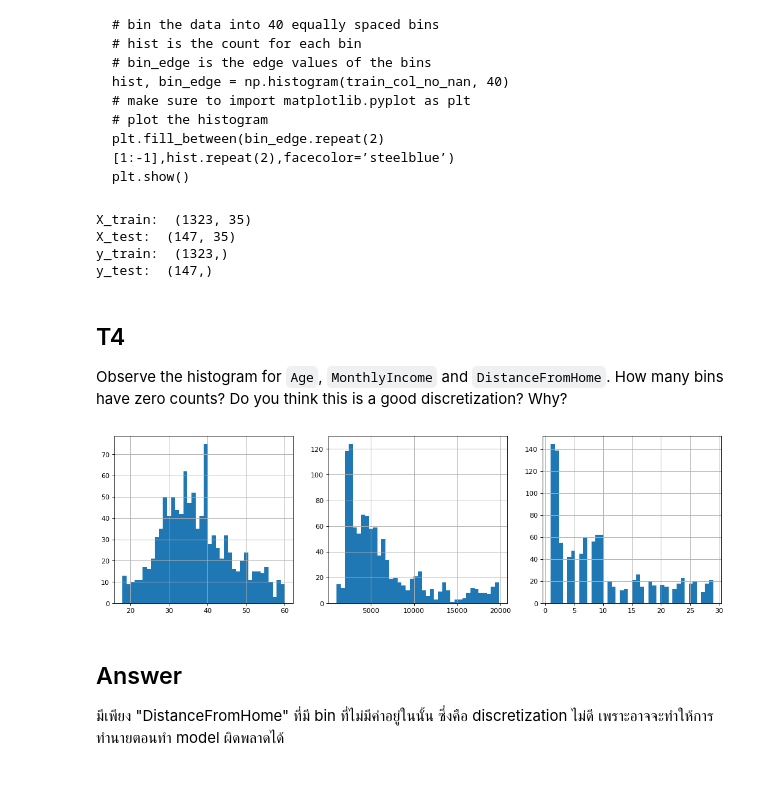
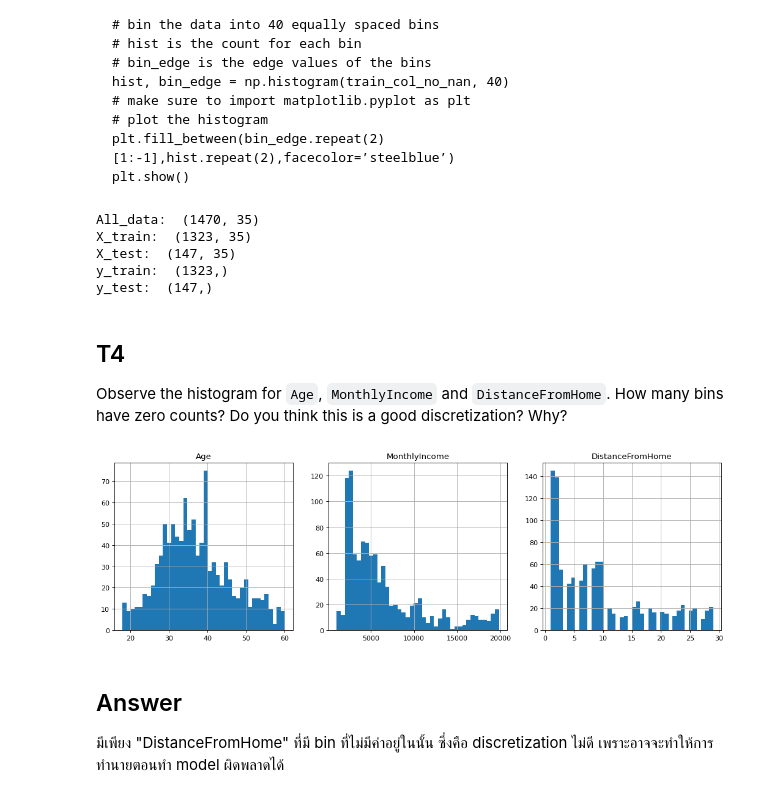
Before and after one commit to saenyakorn/2110573-PATT-RECOG, a Jupyter notebook: HW/HW02/HW02_Saenyakorn_Siangsanoh.ipynb, the cells around one changed output. Drawn from its saved outputs; the diff is of its cells as text; code cells hidden in the pictures.

```diff
--- a/HW/HW02/HW02_Saenyakorn_Siangsanoh.ipynb
+++ b/HW/HW02/HW02_Saenyakorn_Siangsanoh.ipynb
@@ -225,19 +270,19 @@ all_data = pd.read_csv(data_url)
 # Convert to codes
 all_data.loc[all_data["Attrition"] == "Yes", "Attrition"] = 1.0
 all_data.loc[all_data["Attrition"] == "No", "Attrition"] = 0.0
-for col in ["Education", "EnvironmentSatisfaction", "JobInvolvement", "JobSatisfaction", "PerformanceRating", "RelationshipSatisfaction", "WorkLifeBalance"]:
-  all_data[col] = pd.Categorical(all_data[col]).codes
 # %%
 # Drop unnecessary columns
 all_data = all_data.drop(columns = ["EmployeeNumber"])
 # %%
 # Separate data into training and testing
 X_train, X_test, y_train, y_test = train_test_split(all_data, all_data["Attrition"], test_size=0.1, random_state=42, stratify=all_data["Attrition"])
+print("All_data: ", all_data.shape)
 print("X_train: ", X_train.shape)
 print("X_test: ", X_test.shape)
 print("y_train: ", y_train.shape)
 print("y_test: ", y_test.shape)
 # %% [output]
+All_data:  (1470, 35)
 X_train:  (1323, 35)
 X_test:  (147, 35)
 y_train:  (1323,)
@@ -251,13 +296,14 @@ Why?
 # %%
 bins = 40
 cols = ["Age", "MonthlyIncome", "DistanceFromHome"]
 plt.figure(figsize=(16, 10), dpi=80)
 for i in range(len(cols)):
   col = cols[i]
   ax = plt.subplot(2, 3, i+1)
+  ax.title.set_text(col)
   X_train[col].hist(bins=bins)
 # %% [output]
-[figure, old version]
+[figure, new version]
 # %% [markdown]
 ## Answer
 
```
Also changed, not shown: parts of 43 cells of this notebook, 2 other files.
